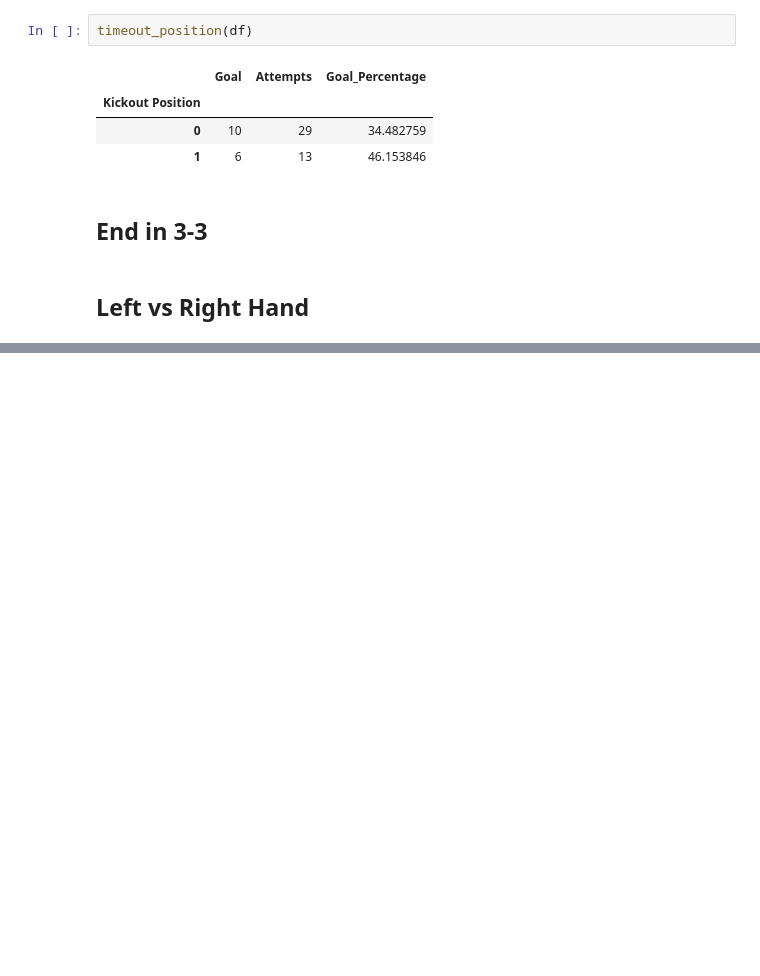
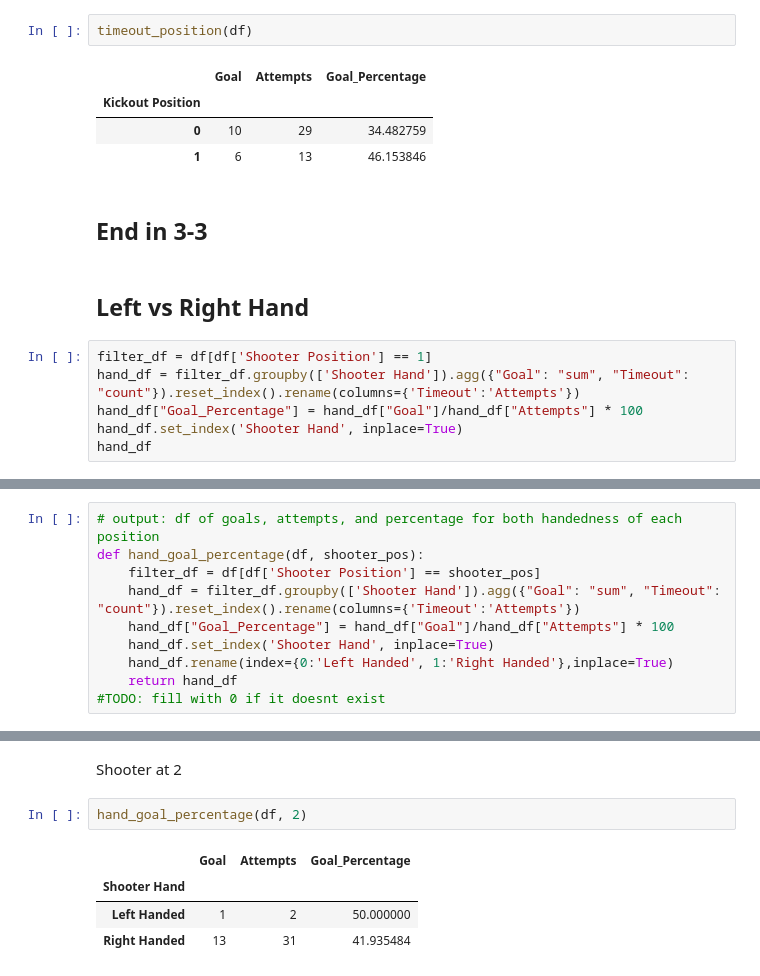
Before and after one commit to kevinshen1101/Water-Polo-Analytics, a Jupyter notebook: final_report/final_analysis.ipynb, the cells around one changed output, grey strips where cells are left out. Cells and saved outputs as stored; diff of their text form; blank space fills up the shorter version.

Commit message:
Added methods that look at handedness of players

```diff
--- a/final_report/final_analysis.ipynb
+++ b/final_report/final_analysis.ipynb
@@ -416,3 +411,9 @@ timeout_position(df)
 ## End in 3-3
 # %% [markdown]
 ## Left vs Right Hand
+# %%
+filter_df = df[df['Shooter Position'] == 1]
+hand_df = filter_df.groupby(['Shooter Hand']).agg({"Goal": "sum", "Timeout": "count"}).reset_index().rename(columns={'Timeout':'Attempts'})
+hand_df["Goal_Percentage"] = hand_df["Goal"]/hand_df["Attempts"] * 100
+hand_df.set_index('Shooter Hand', inplace=True)
+hand_df
@@ -418,0 +424,10 @@ timeout_position(df)
+# %%
+# output: df of goals, attempts, and percentage for both handedness of each position
+def hand_goal_percentage(df, shooter_pos):
+    filter_df = df[df['Shooter Position'] == shooter_pos]
+    hand_df = filter_df.groupby(['Shooter Hand']).agg({"Goal": "sum", "Timeout": "count"}).reset_index().rename(columns={'Timeout':'Attempts'})
+    hand_df["Goal_Percentage"] = hand_df["Goal"]/hand_df["Attempts"] * 100
+    hand_df.set_index('Shooter Hand', inplace=True)
+    hand_df.rename(index={0:'Left Handed', 1:'Right Handed'},inplace=True)
+    return hand_df
+#TODO: fill with 0 if it doesnt exist
@@ -418,0 +442,9 @@ timeout_position(df)
+# %% [markdown]
+Shooter at 2
+# %%
+hand_goal_percentage(df, 2)
+# %% [output]
+|  | Goal | Attempts | Goal_Percentage |
+| Shooter Hand |  |  |  |
+| Left Handed | 1 | 2 | 50.000000 |
+| Right Handed | 13 | 31 | 41.935484 |
```
Also changed, not shown: parts of 19 cells of this notebook.
